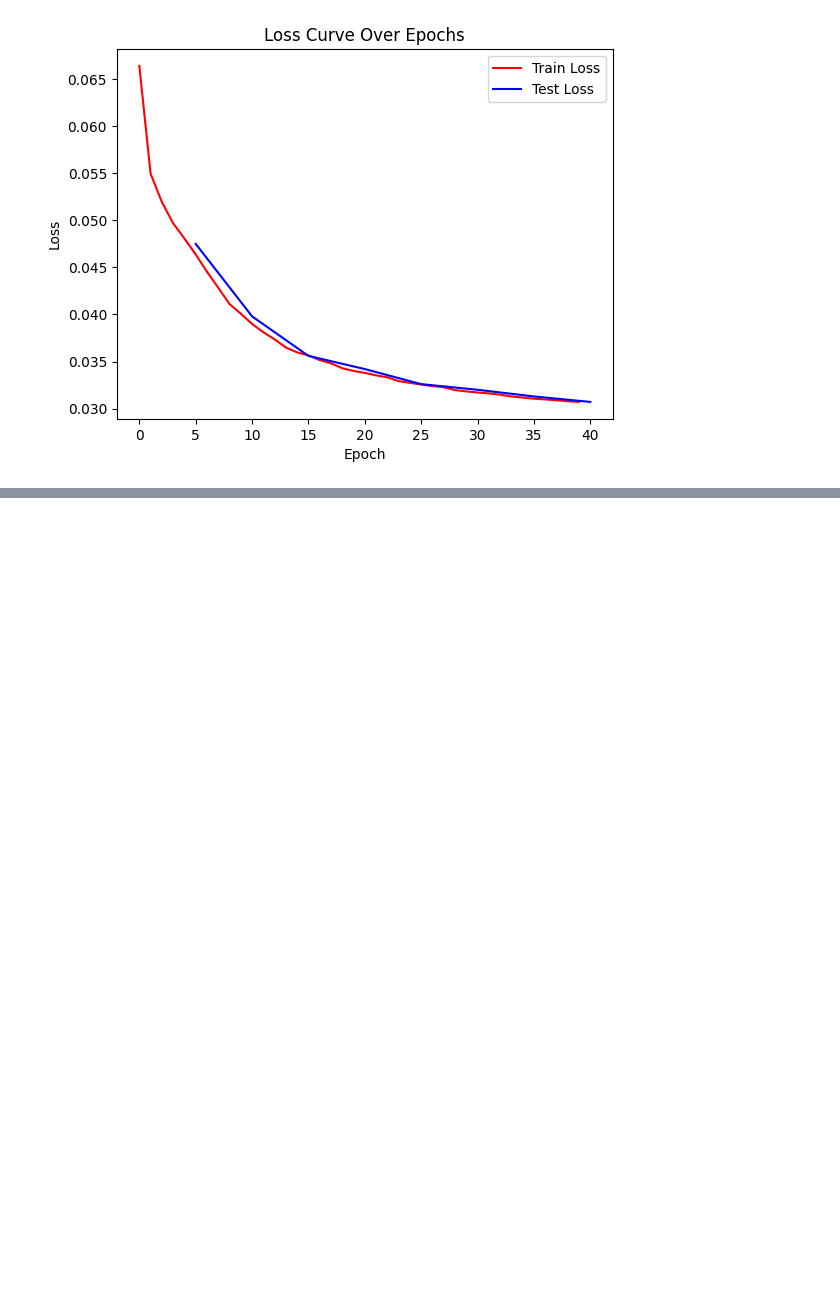
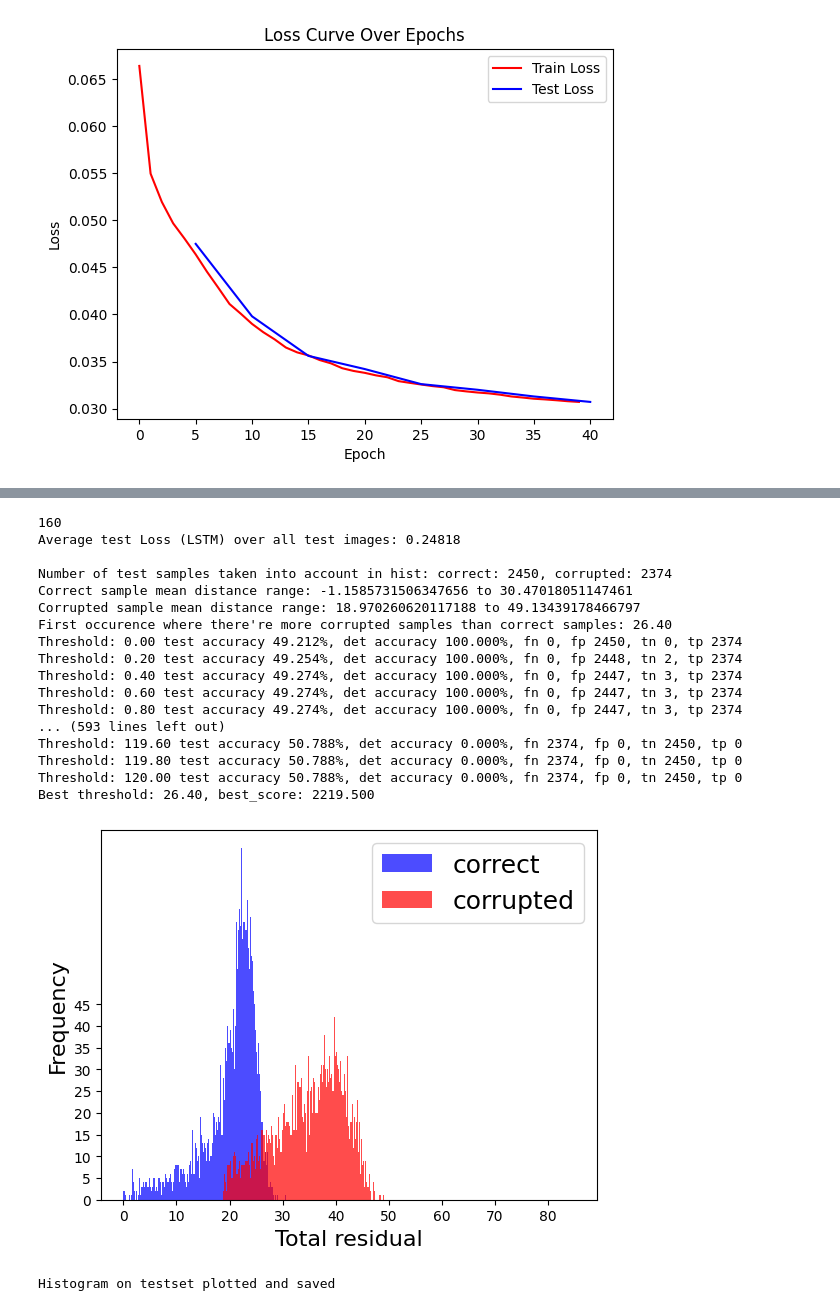
Before and after one commit to ChunTao1999/SSDI, a Jupyter notebook: SSDI_rebuttal/train_lstm_sunrgbd.ipynb, the cells around one changed output, grey strips where cells are left out. Saved outputs shown, nothing was run; the diff lists cells and outputs as text; code cells hidden in the pictures; blank space fills up the shorter version.

Commit message:
update on inference results

```diff
--- a/SSDI_rebuttal/train_lstm_sunrgbd.ipynb
+++ b/SSDI_rebuttal/train_lstm_sunrgbd.ipynb
@@ -890,0 +1635,75 @@ plt.show()
+# %%
+# Inference analysis
+print(LSTM_config.patch_size)
+if not LSTM_config.corruption_type == "puzzle_solving":
+    print("Average test Loss (LSTM) over all test images: {:.5f}\n".format(test_loss_lstm / (i+1)))
+    log_dict['test_loss_lstm'].append(test_loss_lstm / (i+1))
+
+    # Use torch.hist for picking threshold and computing test accuracy
+    dist_correct_imgs, dist_corrupted_imgs = np.array(dist_correct_imgs), np.array(dist_corrupted_imgs) # both (len//2, num_patch-1)
+    dist_correct_mean, dist_corrupted_mean = dist_correct_imgs.sum(1), dist_corrupted_imgs.sum(1)
+
+    hist_correct, bin_edges_correct = np.histogram(dist_correct_mean, bins=np.arange(0, 120.05, 0.2))
+    hist_corrupted, bin_edges_corrupted = np.histogram(dist_corrupted_mean, bins=np.arange(0, 120.05, 0.2))
+    # Stats
+    print("Number of test samples taken into account in hist: correct: {}, corrupted: {}".format(hist_correct.sum(), hist_corrupted.sum()))
+    print("Correct sample mean distance range: {} to {}".format(dist_correct_mean.min(), dist_correct_mean.max()))
+    print("Corrupted sample mean distance range: {} to {}".format(dist_corrupted_mean.min(), dist_corrupted_mean.max()))
+
+    # Determine threshold
+    cutoff_index = np.where(hist_corrupted>hist_correct)[0][0]
+    first_occ_threshold = bin_edges_correct[cutoff_index] # first occurence
+    print("First occurence where there're more corrupted samples than correct samples: %.2f" % (first_occ_threshold))
+
+    # best_f1 = 0
+    best_score = 0
+    best_threshold = 0
+    for cutoff_index in range(0, bin_edges_correct.shape[0]):
+        threshold = bin_edges_correct[cutoff_index] # first occurence
+        num_fp, num_fn = hist_correct[cutoff_index:].sum(), hist_corrupted[:cutoff_index].sum()
+        num_tp, num_tn = hist_corrupted[cutoff_index:].sum(), hist_correct[:cutoff_index].sum()
+        test_acc = (num_tn + num_tp) / (num_fn + num_fp + num_tn + num_tp + 1e-6) * 100
+        det_acc = (num_tp) / (num_fn + num_tp + 1e-6) * 100
+        # precision = num_tp / (num_tp + num_fp + 1e-6)
+        # recall = num_tp / (num_tp + num_fn + 1e-6)
+        # f1 = 2 * precision * recall / (precision + recall)
+        # if f1 > best_f1:
+        #     best_f1 = f1
+        if (0.5 * num_tn + 0.5 * num_tp) > best_score:
+            best_score = 0.5 * num_tn + 0.5 * num_tp
+            best_threshold = threshold
+        print("Threshold: %.2f" %(threshold), "test accuracy %.3f%%, det accuracy %.3f%%, fn %d, fp %d, tn %d, tp %d" % (test_acc, det_acc, num_fn, num_fp, num_tn, num_tp))
+    print("Best threshold: %.2f, best_score: %.3f" % (best_threshold, best_score))
+
+    plt.figure()
+    plt.hist(dist_correct_mean, bins=np.arange(0, 85.05, 0.2), alpha=0.7, color='b', label='correct')
+    plt.hist(dist_corrupted_mean, bins=np.arange(0, 85.05, 0.2), alpha=0.7, color='r', label='corrupted')
+    plt.xticks(np.arange(0, 85, 10))
+    plt.yticks(np.arange(0, 47, 5))
+    plt.xlabel('Total residual', fontsize=16)
+    plt.ylabel('Frequency', fontsize=16)
+    plt.legend(["correct", "corrupted"], fontsize="18", loc ="upper right")
+    plt.savefig(os.path.join(inf_output_dir, 'hist_distavg_on_test.png'))
+    plt.show()
+    plt.close()
+    print("Histogram on testset plotted and saved")
+# %% [output]
+160
+Average test Loss (LSTM) over all test images: 0.24818
+
+Number of test samples taken into account in hist: correct: 2450, corrupted: 2374
+Correct sample mean distance range: -1.1585731506347656 to 30.47018051147461
+Corrupted sample mean distance range: 18.970260620117188 to 49.13439178466797
+First occurence where there're more corrupted samples than correct samples: 26.40
+Threshold: 0.00 test accuracy 49.212%, det accuracy 100.000%, fn 0, fp 2450, tn 0, tp 2374
+Threshold: 0.20 test accuracy 49.254%, det accuracy 100.000%, fn 0, fp 2448, tn 2, tp 2374
+Threshold: 0.40 test accuracy 49.274%, det accuracy 100.000%, fn 0, fp 2447, tn 3, tp 2374
+Threshold: 0.60 test accuracy 49.274%, det accuracy 100.000%, fn 0, fp 2447, tn 3, tp 2374
+Threshold: 0.80 test accuracy 49.274%, det accuracy 100.000%, fn 0, fp 2447, tn 3, tp 2374
+... (593 lines left out)
+Threshold: 119.60 test accuracy 50.788%, det accuracy 0.000%, fn 2374, fp 0, tn 2450, tp 0
+Threshold: 119.80 test accuracy 50.788%, det accuracy 0.000%, fn 2374, fp 0, tn 2450, tp 0
+Threshold: 120.00 test accuracy 50.788%, det accuracy 0.000%, fn 2374, fp 0, tn 2450, tp 0
+Best threshold: 26.40, best_score: 2219.500
+[figure, added]
+Histogram on testset plotted and saved
```
Also changed, not shown: parts of 16 cells of this notebook, 6 other files.
